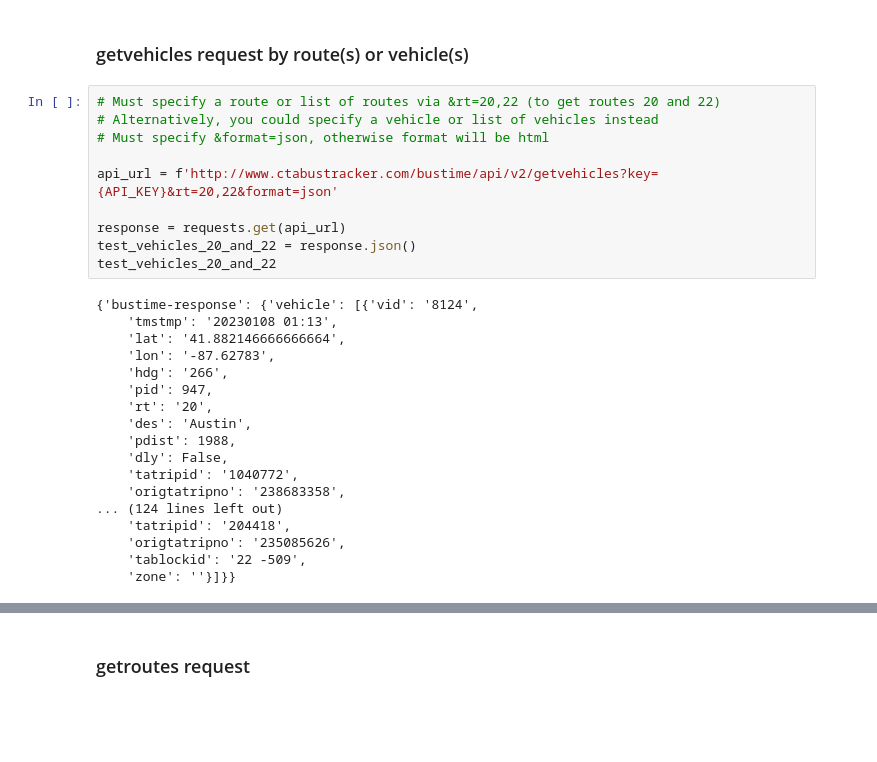
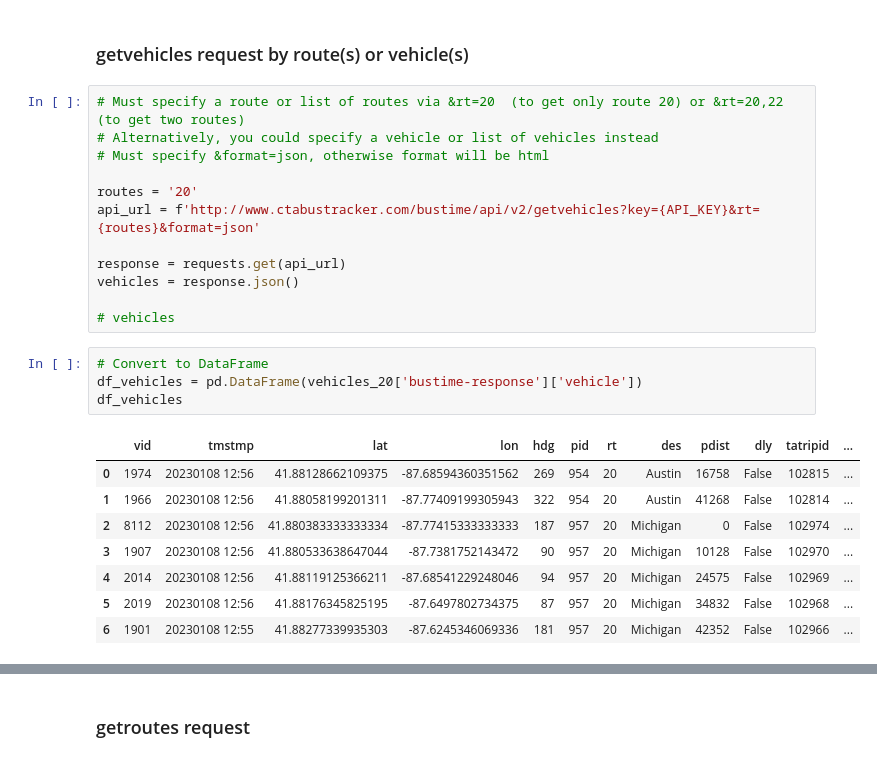
Before and after one commit to kristenhahn/cta_bus_tracker_exploration, a Jupyter notebook: cta_bus_tracker_exploration.ipynb, the cells around one changed output, grey strips where cells are left out. Saved outputs shown, nothing was run; the diff lists cells and outputs as text; blank space fills up the shorter version.

```diff
--- a/cta_bus_tracker_exploration.ipynb
+++ b/cta_bus_tracker_exploration.ipynb
@@ -18,30 +26,27 @@ response.text
 # %% [markdown]
 ### getvehicles request by route(s) or vehicle(s)
 # %%
-# Must specify a route or list of routes via &rt=20,22 (to get routes 20 and 22)
+# Must specify a route or list of routes via &rt=20  (to get only route 20) or &rt=20,22 (to get two routes)
 # Alternatively, you could specify a vehicle or list of vehicles instead
 # Must specify &format=json, otherwise format will be html
 
-api_url = f'http://www.ctabustracker.com/bustime/api/v2/getvehicles?key={API_KEY}&rt=20,22&format=json'
+routes = '20'
+api_url = f'http://www.ctabustracker.com/bustime/api/v2/getvehicles?key={API_KEY}&rt={routes}&format=json'
 
 response = requests.get(api_url)
-test_vehicles_20_and_22 = response.json()
-test_vehicles_20_and_22
+vehicles = response.json()
+
+# vehicles
-# %% [output]
-{'bustime-response': {'vehicle': [{'vid': '8124',
-    'tmstmp': '20230108 01:13',
-    'lat': '41.882146666666664',
-    'lon': '-87.62783',
-    'hdg': '266',
-    'pid': 947,
-    'rt': '20',
-    'des': 'Austin',
-    'pdist': 1988,
-    'dly': False,
-    'tatripid': '1040772',
-    'origtatripno': '238683358',
-... (124 lines left out)
-    'tatripid': '204418',
-    'origtatripno': '235085626',
-    'tablockid': '22 -509',
-    'zone': ''}]}}
+# %%
+# Convert to DataFrame
+df_vehicles = pd.DataFrame(vehicles_20['bustime-response']['vehicle'])
+df_vehicles
+# %% [output]
+|  | vid | tmstmp | lat | lon | hdg | pid | rt | des | pdist | dly | tatripid | ... |
+| 0 | 1974 | 20230108 12:56 | 41.88128662109375 | -87.68594360351562 | 269 | 954 | 20 | Austin | 16758 | False | 102815 | ... |
+| 1 | 1966 | 20230108 12:56 | 41.88058199201311 | -87.77409199305943 | 322 | 954 | 20 | Austin | 41268 | False | 102814 | ... |
+| 2 | 8112 | 20230108 12:56 | 41.880383333333334 | -87.77415333333333 | 187 | 957 | 20 | Michigan | 0 | False | 102974 | ... |
+| 3 | 1907 | 20230108 12:56 | 41.880533638647044 | -87.7381752143472 | 90 | 957 | 20 | Michigan | 10128 | False | 102970 | ... |
+| 4 | 2014 | 20230108 12:56 | 41.88119125366211 | -87.68541229248046 | 94 | 957 | 20 | Michigan | 24575 | False | 102969 | ... |
+| 5 | 2019 | 20230108 12:56 | 41.88176345825195 | -87.6497802734375 | 87 | 957 | 20 | Michigan | 34832 | False | 102968 | ... |
+| 6 | 1901 | 20230108 12:55 | 41.88277339935303 | -87.6245346069336 | 181 | 957 | 20 | Michigan | 42352 | False | 102966 | ... |
```
Also changed, not shown: parts of 20 cells of this notebook.
